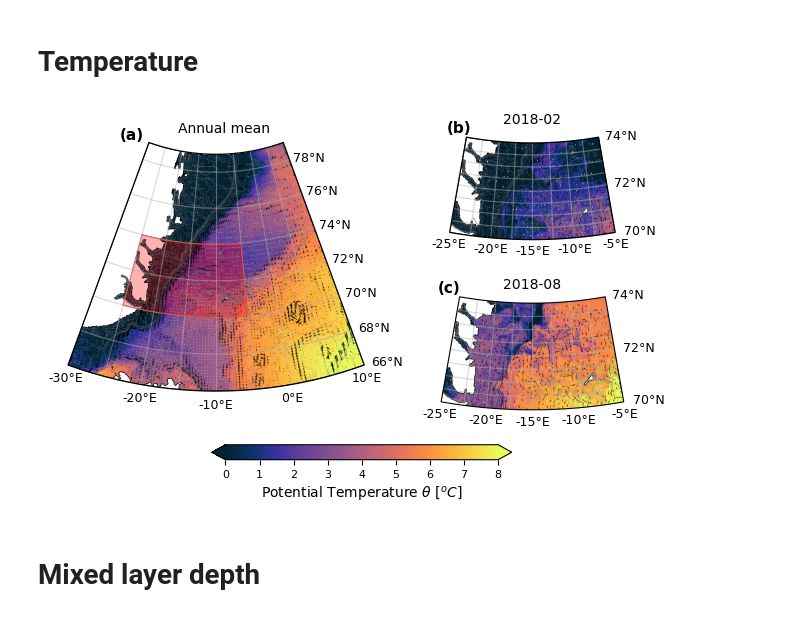
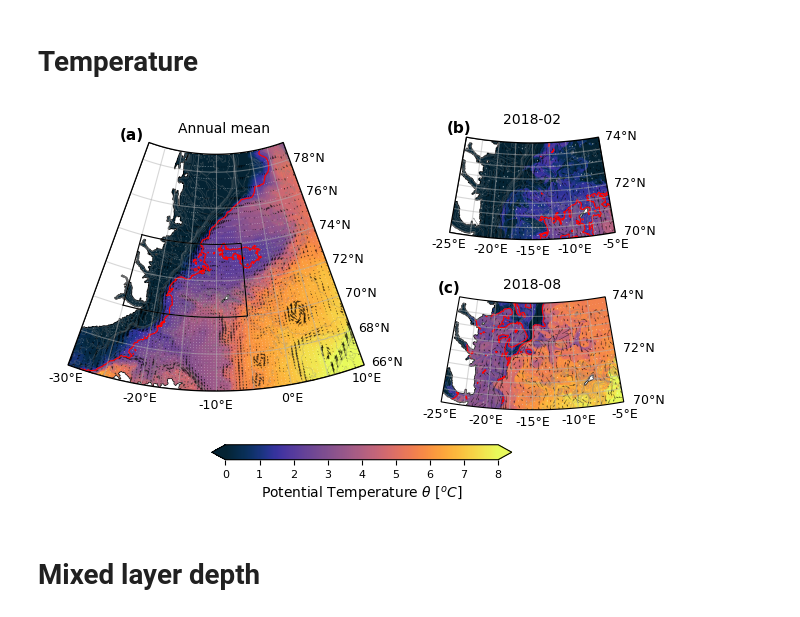
Before and after one commit to EirikKvamme/MScEirik, a Jupyter notebook: Background/IGPMODBackground.ipynb, the cells around one changed output. Cells and saved outputs as stored; diff of their text form; code cells hidden in the pictures.

```diff
--- a/Background/IGPMODBackground.ipynb
+++ b/Background/IGPMODBackground.ipynb
@@ -680,14 +685,19 @@ focus_area_lons = np.concatenate([focus_area_lons, focus_area_lons[::-1]])
 focus_area_lats = np.concatenate([focus_area_lats_bottom, focus_area_lats_top])
 
 # Plot the focus area in PlateCarree projection
-ax['l'].plot(focus_area_lons, focus_area_lats, transform=ccrs.PlateCarree(), linewidth=0.5, color='red', label='Focus area')
-ax['l'].plot([-25,-25],[70,74], transform=ccrs.PlateCarree(),linewidth=0.3, color='red')
-ax['l'].fill(focus_area_lons, focus_area_lats, transform=ccrs.PlateCarree(), color='red', alpha=0.3)
+ax['l'].plot(focus_area_lons, focus_area_lats, transform=ccrs.PlateCarree(), linewidth=0.8, zorder=3, color='black', label='Focus area')
+ax['l'].plot([-25,-25],[70,74], transform=ccrs.PlateCarree(),linewidth=0.8, zorder=3, color='black')
+# ax['l'].fill(focus_area_lons, focus_area_lats, transform=ccrs.PlateCarree(), color='red', alpha=0.3)
 
 # Pcolormesh
 mesh = ax['l'].pcolormesh(TP_mean.X,TP_mean.Y,TP_mean, cmap=cmap, vmin=0, vmax=8, zorder=0 , transform=ccrs.PlateCarree())
 ax['ur'].pcolormesh(TP.X,TP.Y,TP[1], cmap=cmap, vmin=0, vmax=8, zorder=0 , transform=ccrs.PlateCarree())
 ax['lr'].pcolormesh(TP.X,TP.Y,TP[2], cmap=cmap, vmin=0, vmax=8, zorder=0 , transform=ccrs.PlateCarree())
+
+# Salinity contour 34 psu
+ax['l'].contour(TP_mean.X,TP_mean.Y,TP_mean,[2],colors='red',linewidths=0.8, transform=ccrs.PlateCarree())
+ax['ur'].contour(TP.X,TP.Y,TP[1],[2],colors='red',linewidths=0.8, transform=ccrs.PlateCarree())
+ax['lr'].contour(TP.X,TP.Y,TP[2],[2],colors='red',linewidths=0.8, transform=ccrs.PlateCarree())
 
 subsample_factor = 10  # Adjust this value to control the density, e.g., 1 for highest density
 
@@ -807,36 +817,36 @@ ax['l'].add_patch(patch)
 ax['l'].set_boundary(patch.get_path(), transform=ax['l'].transData)
 
 # Add gridlines without labels
-ax['l'].gridlines(draw_labels=False,alpha=0.5)
+ax['l'].gridlines(draw_labels=False,alpha=0.5,zorder=2)
 
 # Manually add the labels for the bottom and right sides
 xticks = np.arange(extent[0]-10, extent[1]-10 + 1, 10)  # Adjust the range and step as needed
 yticks = np.arange(extent[2], extent[3] + 1, 2)  # Adjust the range and step as needed
 
 # Add bottom labels
 for xtick in xticks:
     ax['l'].text(xtick, extent[2]-0.4, f'{xtick}°E', transform=ccrs.PlateCarree(),
             fontsize=9, ha='center', va='top')
 
 # Add right labels
 for ytick in yticks:
     ax['l'].text(extent[1] + 1-10, ytick, f'{ytick}°N', transform=ccrs.PlateCarree(),
             fontsize=9, ha='left', va='center')
 
 letter = ['(a)','(b)','(c)']
 coords = [[-30-8,78.5],[-25-3,74],[-25-3,74]]
 for i in range(0,3):
      ax[pos[i]].annotate(text=letter[i],xy=coords[i],fontweight='bold', transform=ccrs.PlateCarree())
 
 
 fig.set_layout_engine('constrained')
 fig.get_layout_engine().set(w_pad=0,h_pad=0.05,hspace=0.0, wspace=0)
 
 fig.savefig(r'/nird/home/ekv036/MSc/Fig/MeanCurrentTemperature_multi',dpi=300, facecolor='w', edgecolor='w',
           orientation='landscape', format=None,
           transparent=False, bbox_inches=None,pad_inches=0.25)
 # %% [output]
-[figure, old version]
+[figure, new version]
 # %% [markdown]
 # Mixed layer depth
 # %%
```
Also changed, not shown: parts of 4 cells of this notebook, 2 other files.
